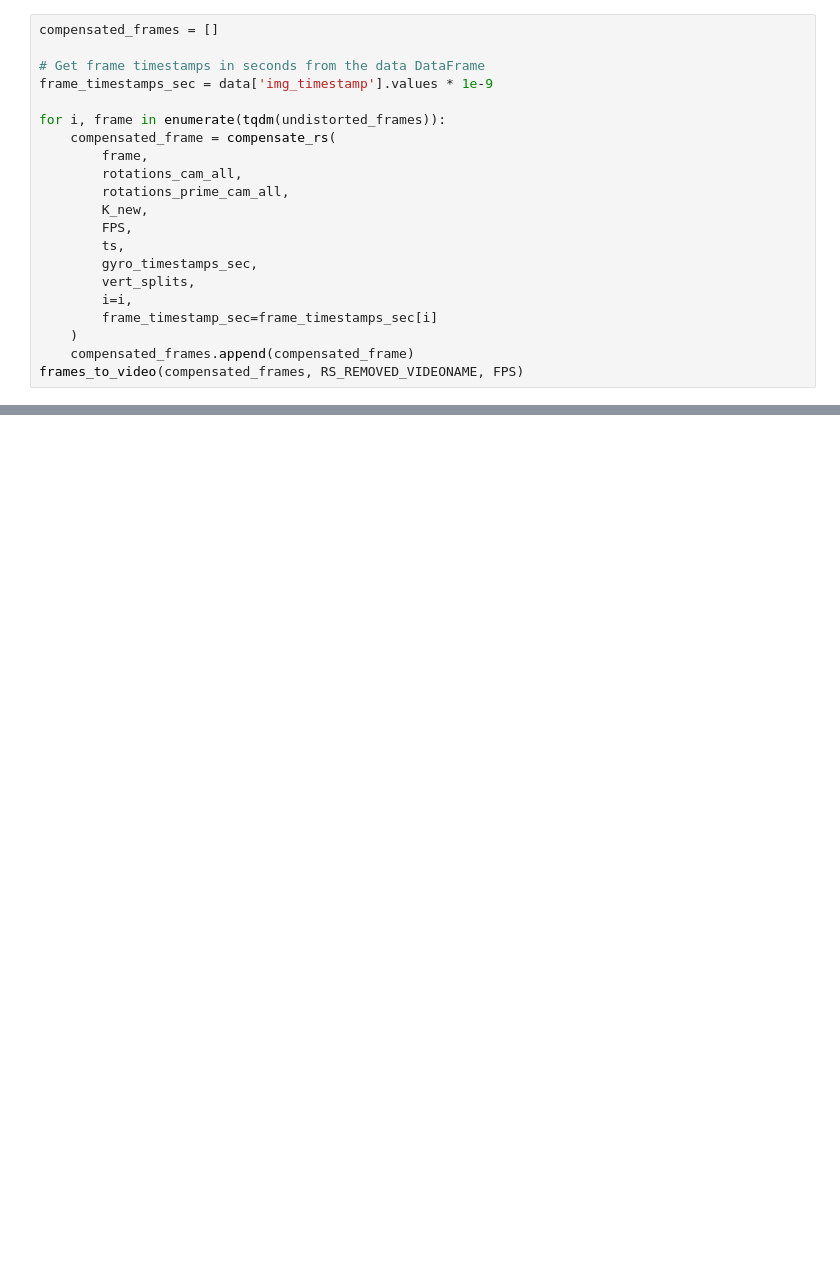
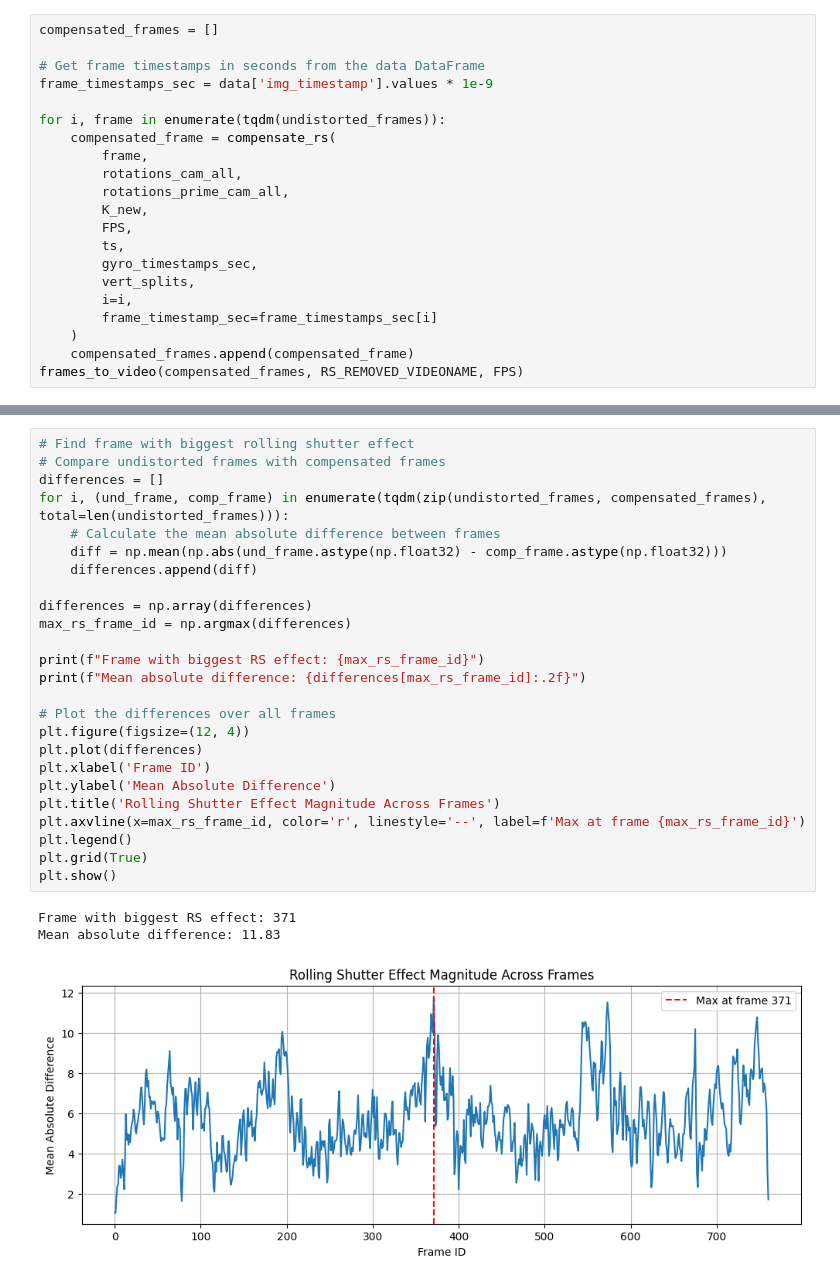
Before and after one commit to annastasyshyn/cv-homework-2, a Jupyter notebook: homework2.ipynb, the cells around one changed output, grey strips where cells are left out. Saved outputs shown, nothing was run; the diff lists cells and outputs as text; blank space fills up the shorter version.

```diff
--- a/homework2.ipynb
+++ b/homework2.ipynb
@@ -317,0 +322,29 @@ plt.show()
+# %%
+# Find frame with biggest rolling shutter effect
+# Compare undistorted frames with compensated frames
+differences = []
+for i, (und_frame, comp_frame) in enumerate(tqdm(zip(undistorted_frames, compensated_frames), total=len(undistorted_frames))):
+    # Calculate the mean absolute difference between frames
+    diff = np.mean(np.abs(und_frame.astype(np.float32) - comp_frame.astype(np.float32)))
+    differences.append(diff)
+
+differences = np.array(differences)
+max_rs_frame_id = np.argmax(differences)
+
+print(f"Frame with biggest RS effect: {max_rs_frame_id}")
+print(f"Mean absolute difference: {differences[max_rs_frame_id]:.2f}")
+
+# Plot the differences over all frames
+plt.figure(figsize=(12, 4))
+plt.plot(differences)
+plt.xlabel('Frame ID')
+plt.ylabel('Mean Absolute Difference')
+plt.title('Rolling Shutter Effect Magnitude Across Frames')
+plt.axvline(x=max_rs_frame_id, color='r', linestyle='--', label=f'Max at frame {max_rs_frame_id}')
+plt.legend()
+plt.grid(True)
+plt.show()
+# %% [output]
+Frame with biggest RS effect: 371
+Mean absolute difference: 11.83
+[figure, added]
```
Also changed, not shown: parts of 5 cells of this notebook.
